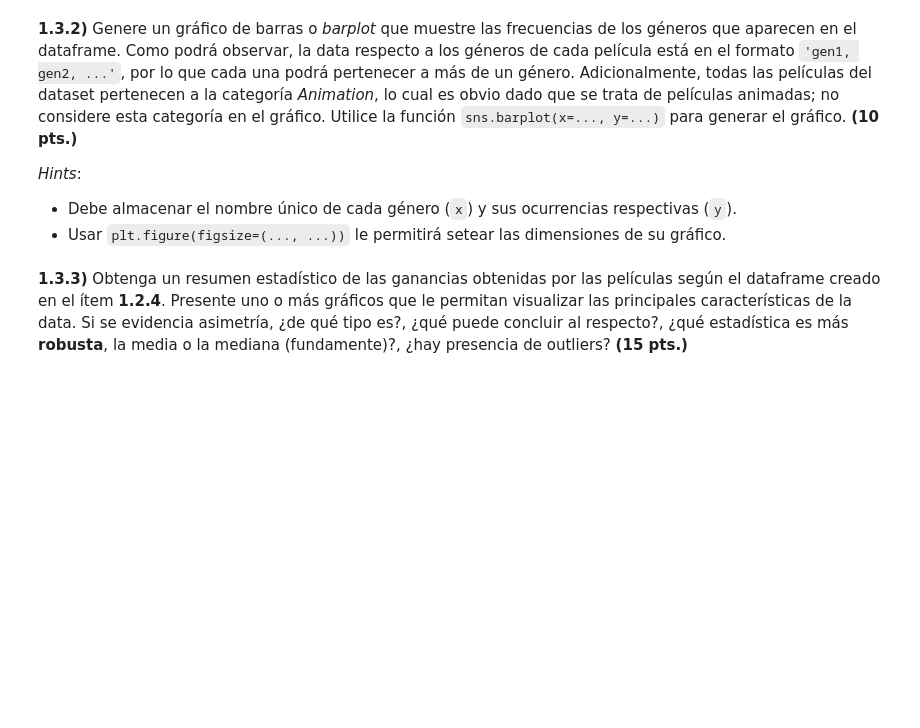
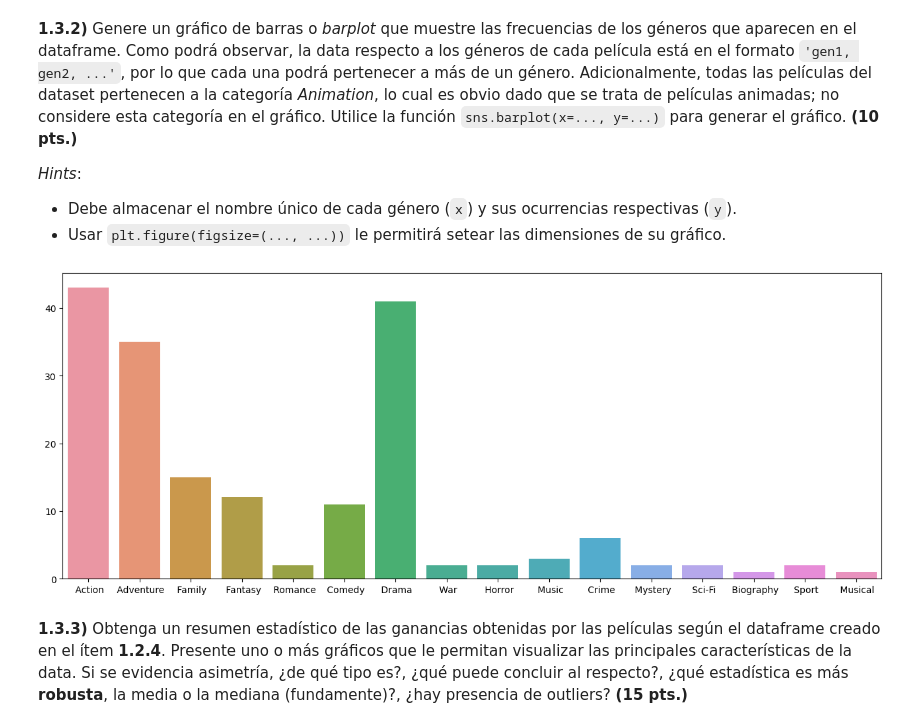
Before and after one commit to Camilo-Duque98/EstadisticaComputacional, a Jupyter notebook: lec-4-Los Dockeritos/lec-4.ipynb, the cells around one changed output. Saved outputs shown, nothing was run; the diff lists cells and outputs as text; code cells hidden in the pictures; blank space fills up the shorter version.

```diff
--- a/lec-4-Los Dockeritos/lec-4.ipynb
+++ b/lec-4-Los Dockeritos/lec-4.ipynb
@@ -428,5 +375,24 @@ Name: year, dtype: float64
 *Hints*:
 * Debe almacenar el nombre único de cada género (`x`) y sus ocurrencias respectivas (`y`).
 * Usar `plt.figure(figsize=(..., ...))` le permitirá setear las dimensiones de su gráfico.
+# %%
+value = anime_movies['genre'].map(lambda x:x.split(',') )
+x = dict()
+for anime in value:
+    for genero in anime:
+        if genero in x:
+            x[genero]+=1
+        else:
+            x[genero]=1
+x_genero = []
+y_repeticion = []
+for x2,y in x.items():
+    #print(y)
+    x_genero.append(x2)
+    y_repeticion.append(y)
+plt.figure(figsize=(16,6))
+sns.barplot(x=x_genero[1:], y=y_repeticion[1:]);
+# %% [output]
+[figure, added]
 # %% [markdown]
 **1.3.3)** Obtenga un resumen estadístico de las ganancias obtenidas por las películas según el dataframe creado en el ítem **1.2.4**. Presente uno o más gráficos que le permitan visualizar las principales características de la data. Si se evidencia asimetría, ¿de qué tipo es?, ¿qué puede concluir al respecto?, ¿qué estadística es más **robusta**, la media o la mediana (fundamente)?, ¿hay presencia de outliers? **(15 pts.)**
```
Also changed, not shown: parts of 16 cells of this notebook.
